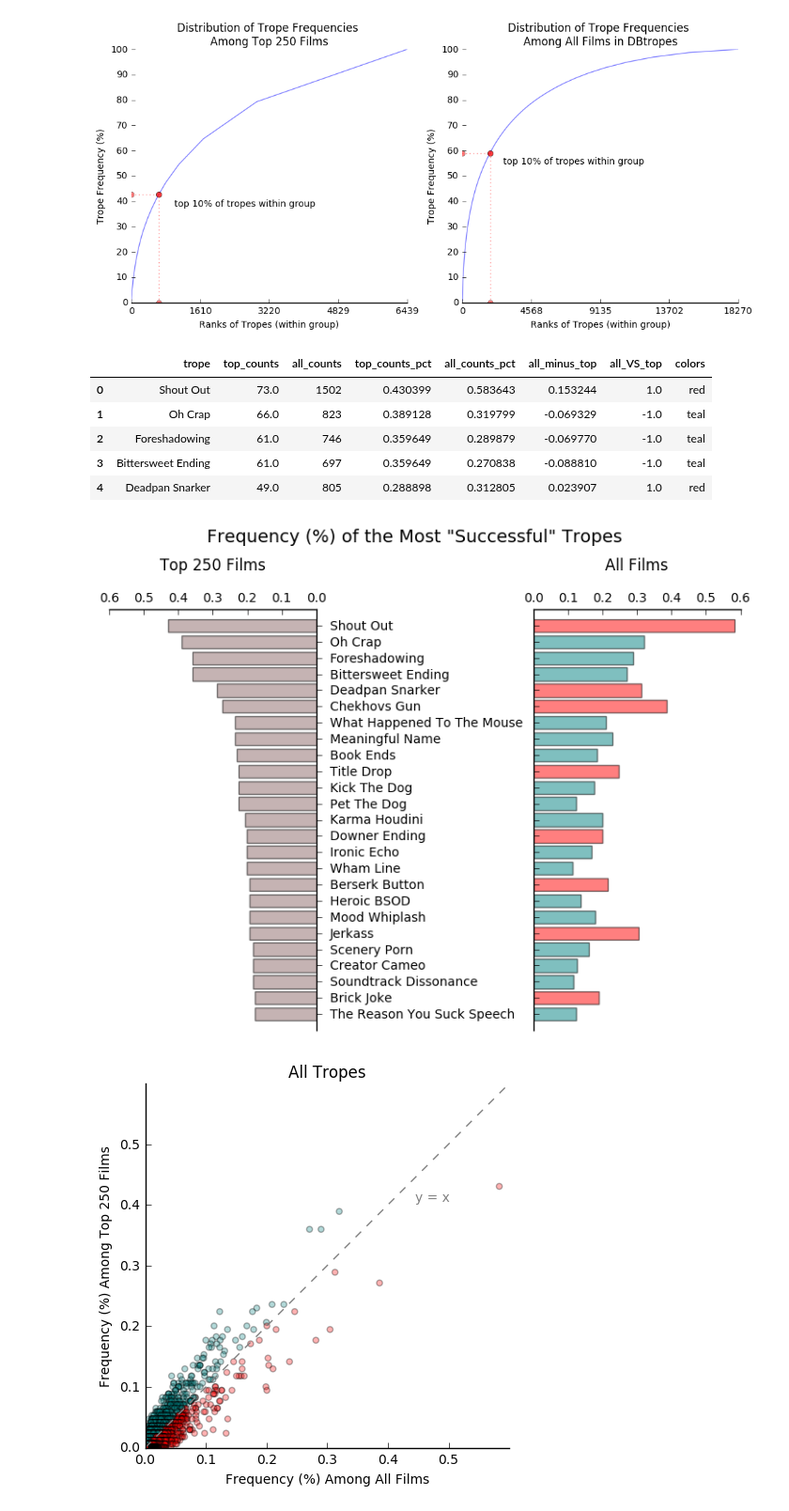
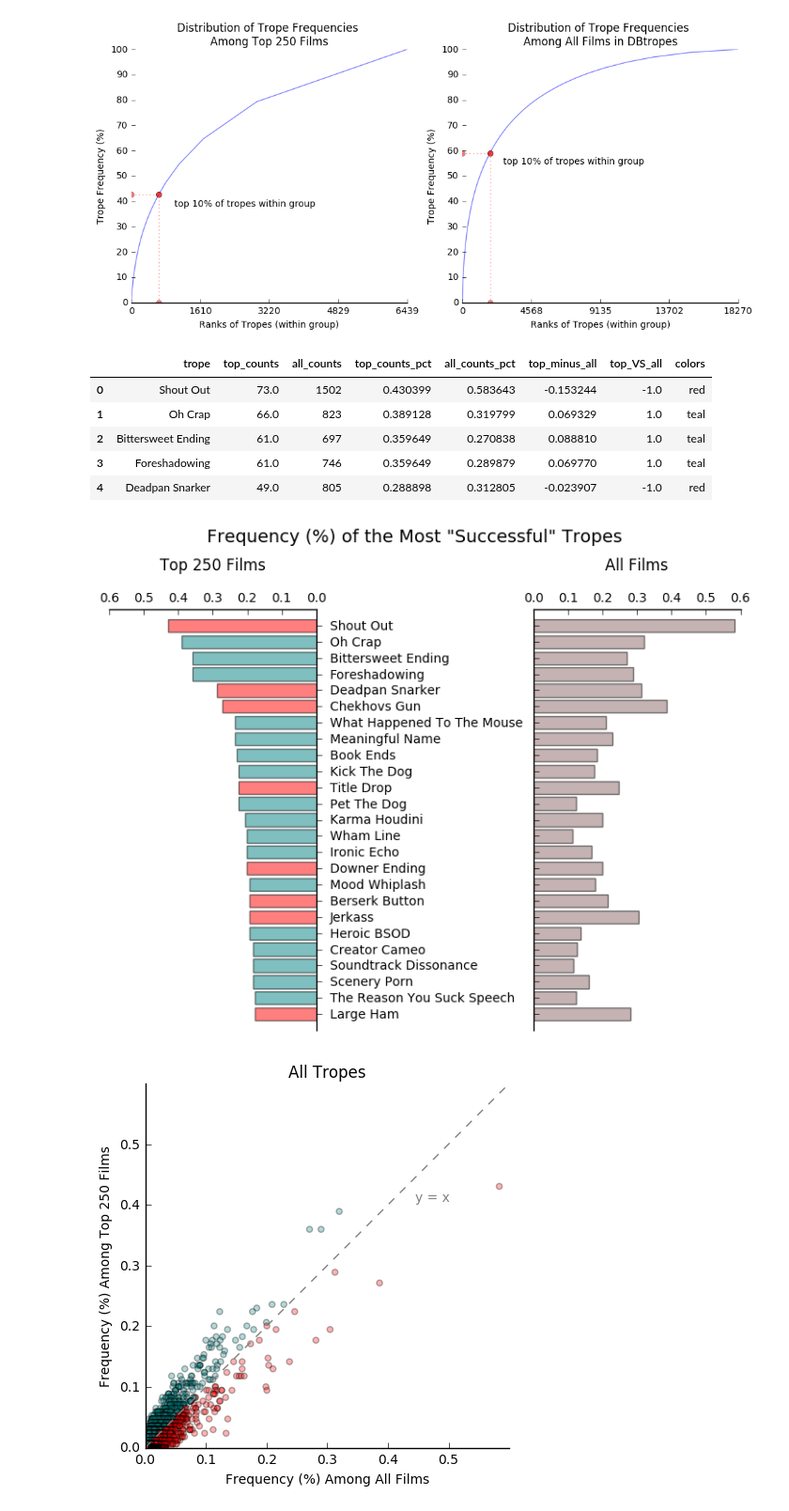
Before and after one commit to PeiZhangOSU/TV_Tropes_Exploratory, a Jupyter notebook: TVtropes.ipynb, the cells around one changed output. Shown at 94% size. Saved outputs shown, nothing was run; the diff lists cells and outputs as text; code cells hidden in the pictures.

Commit message:
Change every all_minus_top operations to top_minus_all, so graphs make more sense

```diff
--- a/TVtropes.ipynb
+++ b/TVtropes.ipynb
@@ -246,56 +246,56 @@ combined_df.columns = ['trope', 'top_counts', 'all_counts']
 # Convert raw counts into percentages (%).
 combined_df['top_counts_pct'] = combined_df['top_counts'] / top_counts['counts'].sum() * 100
 combined_df['all_counts_pct'] = combined_df['all_counts'] / total_counts['counts'].sum() * 100
-combined_df['all_minus_top'] = combined_df['all_counts_pct'] - combined_df['top_counts_pct']
+combined_df['top_minus_all'] = combined_df['top_counts_pct'] - combined_df['all_counts_pct']
 # Find out whether all_counts_pct >, ==, or < top_250_count_pct
 # Values would be 1, 0, -1 in column 'all_VS_top, respectively
-combined_df.loc[combined_df['all_minus_top'] > 0, 'all_VS_top'] = 1
-combined_df.loc[combined_df['all_minus_top'] == 0, 'all_VS_top'] = 0
-combined_df.loc[combined_df['all_minus_top'] < 0, 'all_VS_top'] = -1
+combined_df.loc[combined_df['top_minus_all'] > 0, 'top_VS_all'] = 1
+combined_df.loc[combined_df['top_minus_all'] == 0, 'top_VS_all'] = 0
+combined_df.loc[combined_df['top_minus_all'] < 0, 'top_VS_all'] = -1
 # Generate a Series of colors to indicate 'all_VS_top' values
-color_dict = {1: 'red', 0: '#8D6868', -1: 'teal'}
-combined_df['colors'] = combined_df['all_VS_top'].map(color_dict)
+color_dict = {1: 'teal', 0: '#8D6868', -1: 'red'}
+combined_df['colors'] = combined_df['top_VS_all'].map(color_dict)
 
 combined_df.head()
 # %% [output]
-|  | trope | top_counts | all_counts | top_counts_pct | all_counts_pct | all_minus_top | all_VS_top | colors |
-| 0 | Shout Out | 73.0 | 1502 | 0.430399 | 0.583643 | 0.153244 | 1.0 | red |
-| 1 | Oh Crap | 66.0 | 823 | 0.389128 | 0.319799 | -0.069329 | -1.0 | teal |
-| 2 | Foreshadowing | 61.0 | 746 | 0.359649 | 0.289879 | -0.069770 | -1.0 | teal |
-| 3 | Bittersweet Ending | 61.0 | 697 | 0.359649 | 0.270838 | -0.088810 | -1.0 | teal |
-| 4 | Deadpan Snarker | 49.0 | 805 | 0.288898 | 0.312805 | 0.023907 | 1.0 | red |
+|  | trope | top_counts | all_counts | top_counts_pct | all_counts_pct | top_minus_all | top_VS_all | colors |
+| 0 | Shout Out | 73.0 | 1502 | 0.430399 | 0.583643 | -0.153244 | -1.0 | red |
+| 1 | Oh Crap | 66.0 | 823 | 0.389128 | 0.319799 | 0.069329 | 1.0 | teal |
+| 2 | Bittersweet Ending | 61.0 | 697 | 0.359649 | 0.270838 | 0.088810 | 1.0 | teal |
+| 3 | Foreshadowing | 61.0 | 746 | 0.359649 | 0.289879 | 0.069770 | 1.0 | teal |
+| 4 | Deadpan Snarker | 49.0 | 805 | 0.288898 | 0.312805 | -0.023907 | -1.0 | red |
 # %%
 fig, axes = plt.subplots(1, 2, figsize=(9, 6))
 plt.setp(axes[1].get_yticklabels(), visible=True)
 
 # butterfly graph
 n = 25
-left_fig = plot_counts(axes[0], combined_df, 'trope', 'top_counts_pct', color='#8D6868',
+left_fig = plot_counts(axes[0], combined_df, 'trope', 'top_counts_pct', color=combined_df['colors'],
                        xlabel='', ylabel='',
                        title='Top 250 Films', n=n, flip_x=True)
 
-right_fig = plot_counts(axes[1], combined_df, 'trope', 'all_counts_pct', color=combined_df['colors'],
+right_fig = plot_counts(axes[1], combined_df, 'trope', 'all_counts_pct', color='#8D6868',
                         xlabel='', ylabel='',
                         title='All Films', n=n)
 
 axes[0].tick_params(axis='y', direction='out', pad=7)
 n_lim = 0.6
 axes[0].set_xlim(n_lim, 0)
 axes[0].set_xticks(np.arange(0, n_lim + 0.1, 0.1))
 axes[1].set_xlim(0, n_lim)
 axes[1].set_xticks(np.arange(0, n_lim + 0.1, 0.1))
 
-labels = [item.get_text() for item in ax[1].get_yticklabels()]
+labels = [item.get_text() for item in axes[1].get_yticklabels()]
 empty_string_labels = ['']*len(labels)
 axes[1].set_yticklabels(empty_string_labels)
 
 my_suptitle=plt.suptitle('Frequency (%) of the Most "Successful" Tropes', y=1.05, fontsize=14)
 
 plt.subplots_adjust(wspace = 1.05)
 
 fig.savefig('most_popular_tropes_top_films.png', dpi=150, bbox_inches='tight', bbox_extra_artists=[my_suptitle])
 # %% [output]
-[figure, old version]
+[figure, new version]
 # %%
 # Scatter plot of tropes. Position of each dot / trope is its (combined_df.all_counts_pct, combined_df.top_counts_pct).
 fig, ax = plt.subplots(figsize=(5,5))
```
Also changed, not shown: parts of 1 cell of this notebook, 4 other files.
